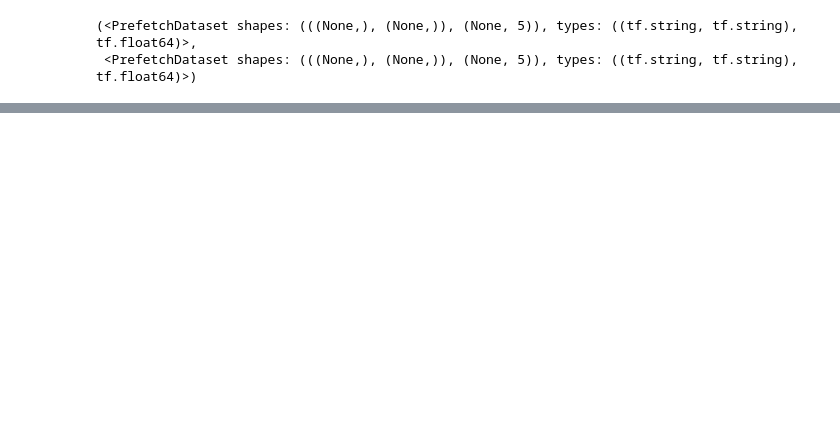
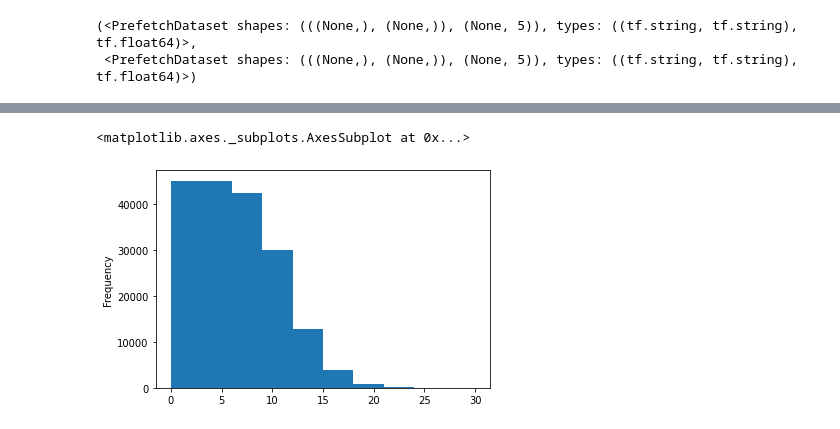
Before and after one commit to BOSOEK/ICT_Learn, a Jupyter notebook: 20210918/study_nlp.ipynb, the cells around one changed output, grey strips where cells are left out. Saved outputs shown, nothing was run; the diff lists cells and outputs as text; code cells hidden in the pictures; blank space fills up the shorter version.

```diff
--- a/20210918/study_nlp.ipynb
+++ b/20210918/study_nlp.ipynb
@@ -17,7 +18,7 @@ Updating files: 100% (13/13), done.
 # test.txt : 테스트 데이터
 # train.txt : 학습 데이터
 # %%
-data_dir = "PubMed_20k_RCT_numbers_replaced_with_at_sign"
+data_dir = "pubmed-rct/PubMed_20k_RCT_numbers_replaced_with_at_sign"
 # %%
 import os
 filenames = [data_dir + "/" + filename for filename in os.listdir(data_dir)]
@@ -1081,0 +1140,5 @@ TypeError: in user code:
+# %%
+train_df.line_number.plot.hist()
+# %% [output]
+<matplotlib.axes._subplots.AxesSubplot at 0x...>
+[figure, added]
```
Also changed, not shown: parts of 62 cells of this notebook.
